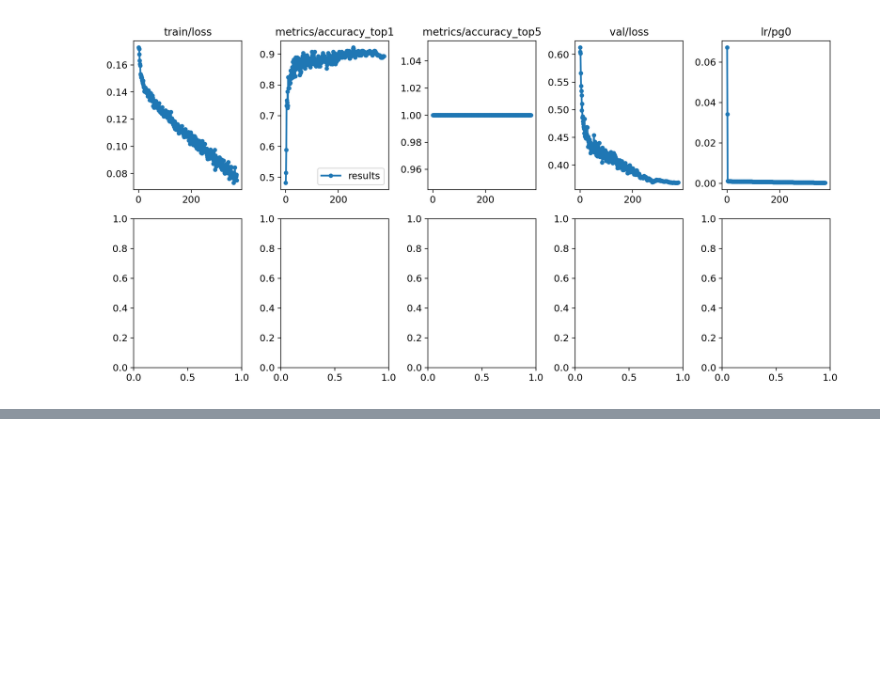
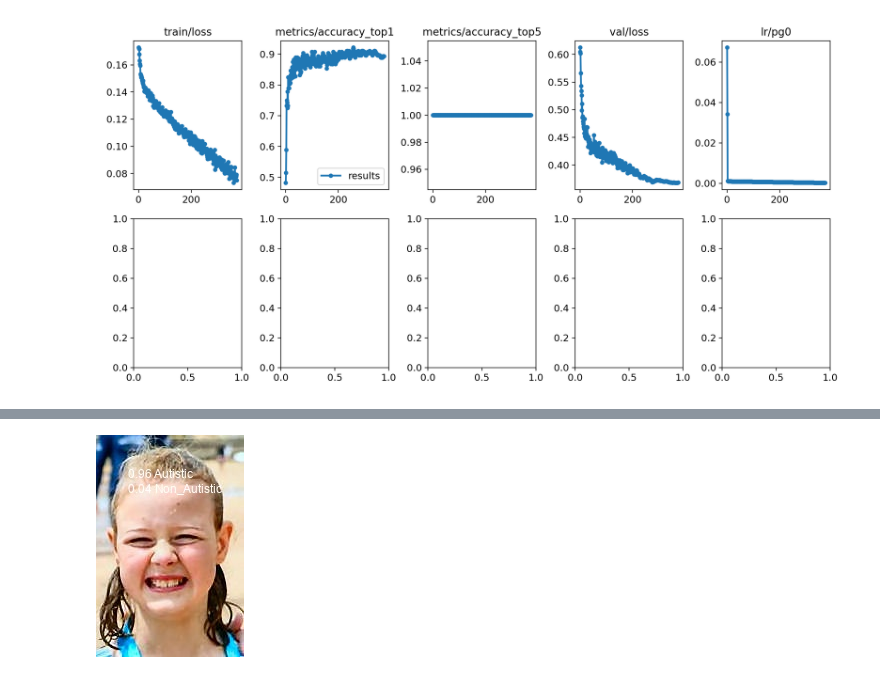
Before and after one commit to shumshersubashgautam/Yolo_Classification_Autism, a Jupyter notebook: Autism_Validation_testing_yolov8_graph.ipynb, the cells around one changed output, grey strips where cells are left out. Cells and saved outputs as stored; diff of their text form; code cells hidden in the pictures; blank space fills up the shorter version.

```diff
--- a/Autism_Validation_testing_yolov8_graph.ipynb
+++ b/Autism_Validation_testing_yolov8_graph.ipynb
@@ -635,0 +726,5 @@ Image(filename=f'/content/ultralytics/Optimizers/SGD-375/results.png', height=80
+# %%
+from IPython.display import display, Image
+Image(filename=f'/content/ultralytics/runs/classify/predict7/03.jpg', height=400)
+# %% [output]
+[figure, added]
```
Also changed, not shown: parts of 21 cells of this notebook.
